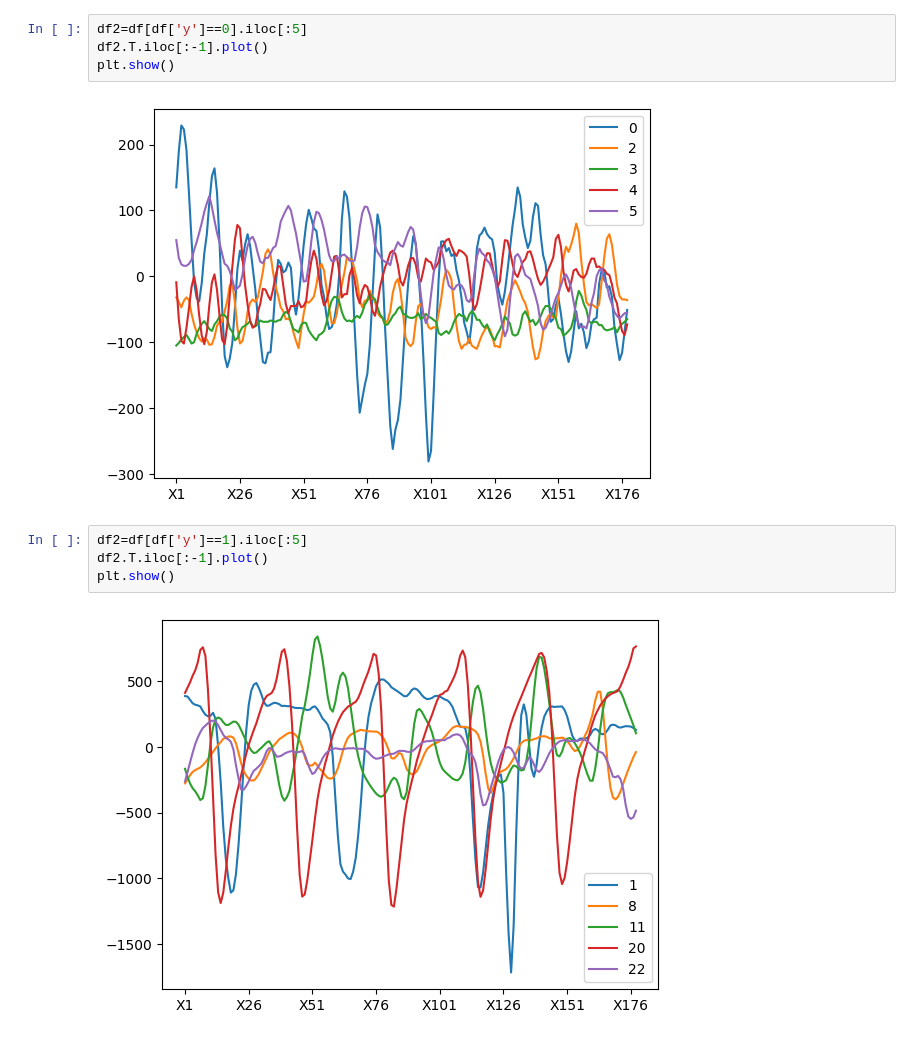
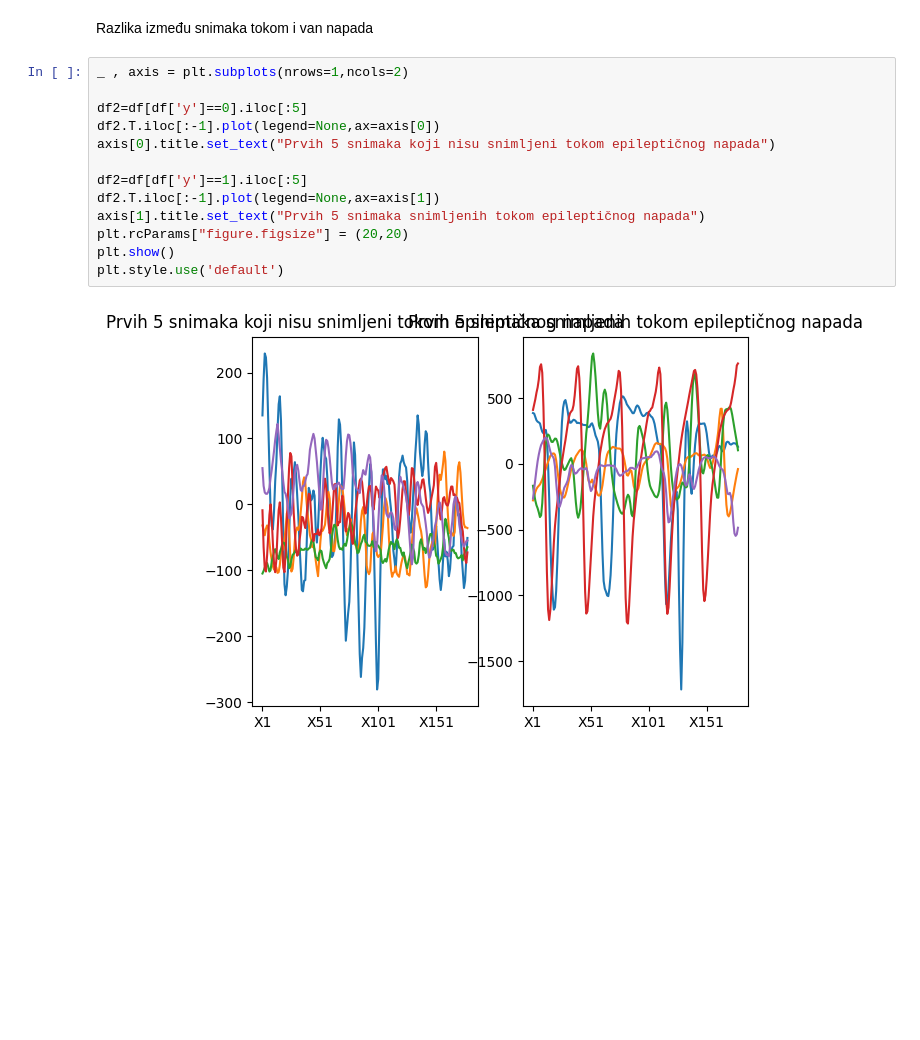
Before and after one commit to mijatkrivokapic/Epileptic-Seizure-Recognition, a Jupyter notebook: main.ipynb, the cells around one changed output. Saved outputs shown, nothing was run; the diff lists cells and outputs as text; blank space fills up the shorter version.

```diff
--- a/main.ipynb
+++ b/main.ipynb
@@ -18,15 +30,20 @@ df.head()
 | 3 | -105 | -101 | -96 | -92 | -89 | -95 | -102 | -100 | -87 | -79 | ... | ... |
 | 4 | -9 | -65 | -98 | -102 | -78 | -48 | -16 | 0 | -21 | -59 | ... | ... |
 5 rows × 179 columns
-# %%
-df2=df[df['y']==0].iloc[:5]
-df2.T.iloc[:-1].plot()
-plt.show()
-# %% [output]
-[figure, removed]
-# %%
-df2=df[df['y']==1].iloc[:5]
-df2.T.iloc[:-1].plot()
-plt.show()
-# %% [output]
-[figure, removed]
+# %% [markdown]
+Razlika između snimaka tokom i van napada
+# %%
+_ , axis = plt.subplots(nrows=1,ncols=2)
+
+df2=df[df['y']==0].iloc[:5]
+df2.T.iloc[:-1].plot(legend=None,ax=axis[0])
+axis[0].title.set_text("Prvih 5 snimaka koji nisu snimljeni tokom epileptičnog napada")
+
+df2=df[df['y']==1].iloc[:5]
+df2.T.iloc[:-1].plot(legend=None,ax=axis[1])
+axis[1].title.set_text("Prvih 5 snimaka snimljenih tokom epileptičnog napada")
+plt.rcParams["figure.figsize"] = (20,20)
+plt.show()
+plt.style.use('default')
+# %% [output]
+[figure, added]
```
Also changed, not shown: parts of 35 cells of this notebook, 11 other files.
